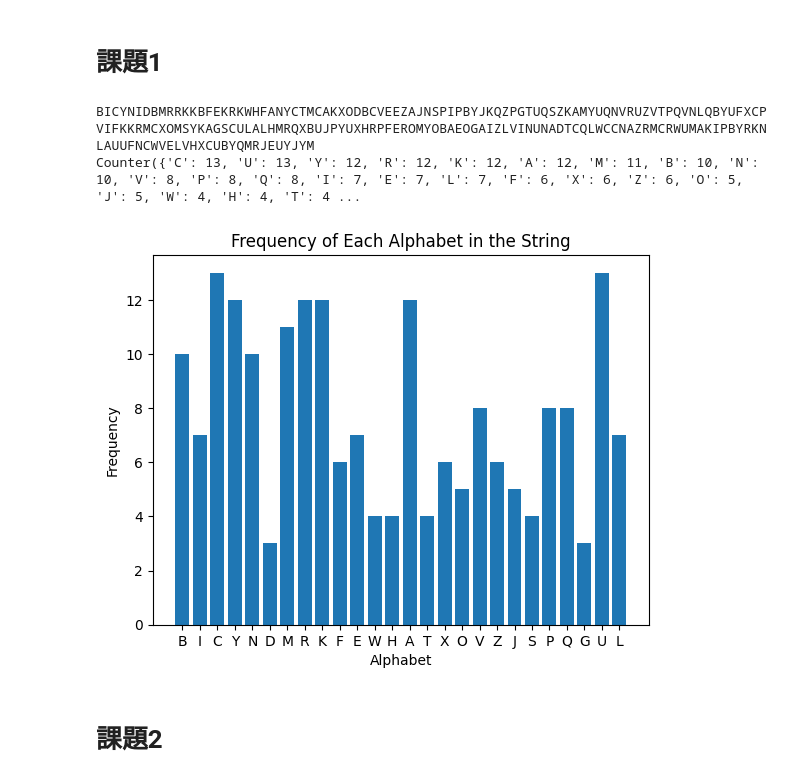
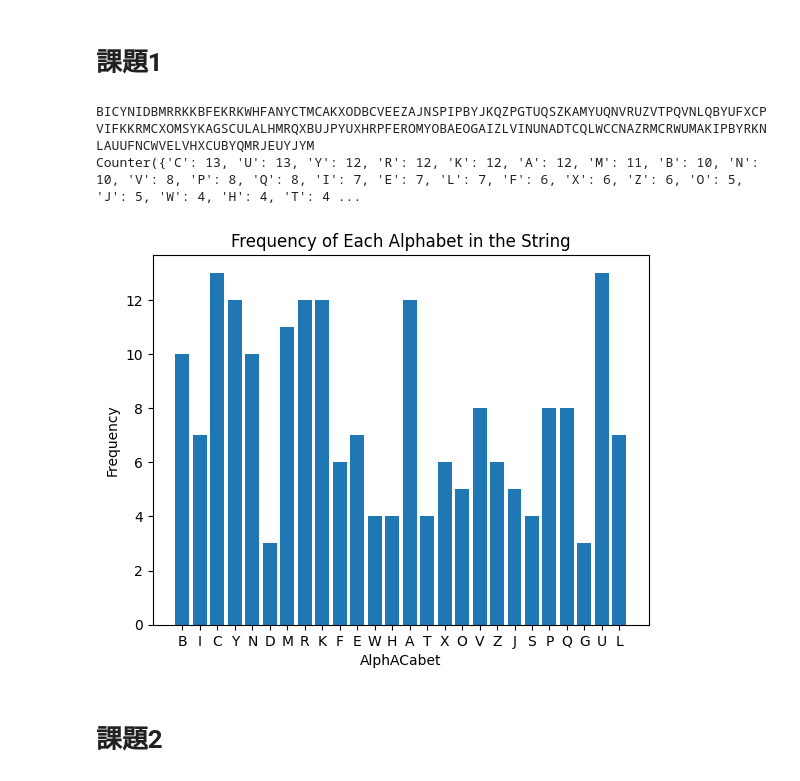
Before and after one commit to ryoww/cit, a Jupyter notebook: riron2024/kadai1.ipynb, the cells around one changed output. Saved outputs shown, nothing was run; the diff lists cells and outputs as text; code cells hidden in the pictures.

```diff
--- a/riron2024/kadai1.ipynb
+++ b/riron2024/kadai1.ipynb
@@ -5,7 +5,6 @@ import random
 from collections import Counter
 import matplotlib.pyplot as plt
 
-target_str = ''
 random.seed(123)
 
 target_str = ''.join(chr(random.randint(65,90)) for i in range(200))
@@ -13,7 +12,7 @@ target_str = ''.join(chr(random.randint(65,90)) for i in range(200))
 plt.bar(*zip(*Counter(target_str).items()))
 
 plt.title('Frequency of Each Alphabet in the String')
-plt.xlabel('Alphabet')
+plt.xlabel('AlphACabet')
 plt.ylabel('Frequency')
 
 print(target_str)
@@ -23,5 +22,5 @@ BICYNIDBMRRKKBFEKRKWHFANYCTMCAKXODBCVEEZAJNSPIPBYJKQZPGTUQSZKAMYUQNVRUZVTPQVNLQB
 Counter({'C': 13, 'U': 13, 'Y': 12, 'R': 12, 'K': 12, 'A': 12, 'M': 11, 'B': 10, 'N': 10, 'V': 8, 'P': 8, 'Q': 8, 'I': 7, 'E': 7, 'L': 7, 'F': 6, 'X': 6, 'Z': 6, 'O': 5, 'J': 5, 'W': 4, 'H': 4, 'T': 4 ...
-[figure, old version]
+[figure, new version]
 # %% [markdown]
 # 課題2
 # %%
```
Also changed, not shown: parts of 1 cell of this notebook.
